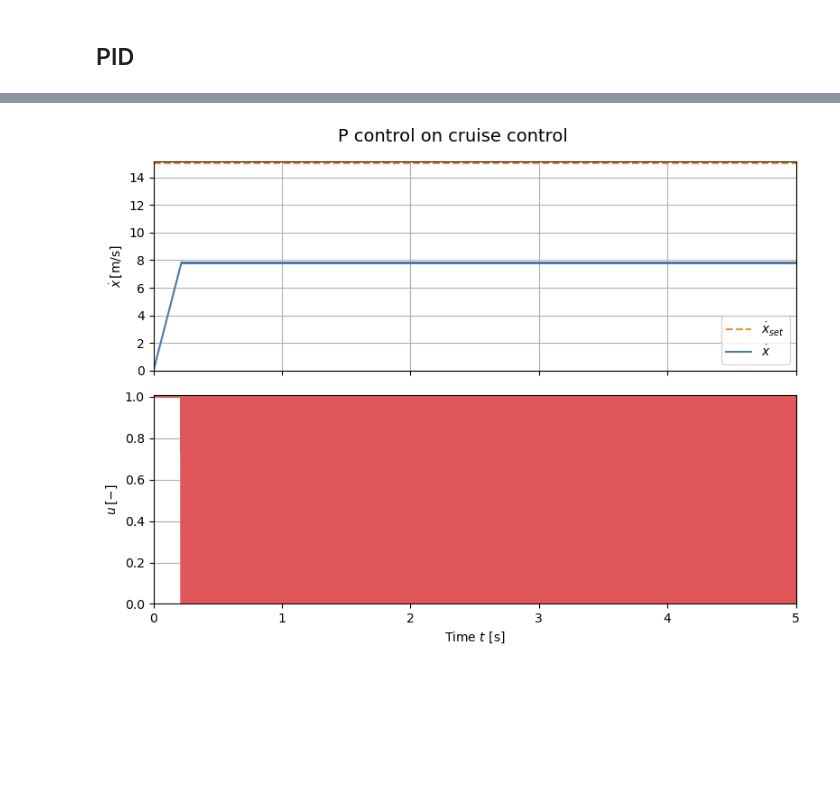
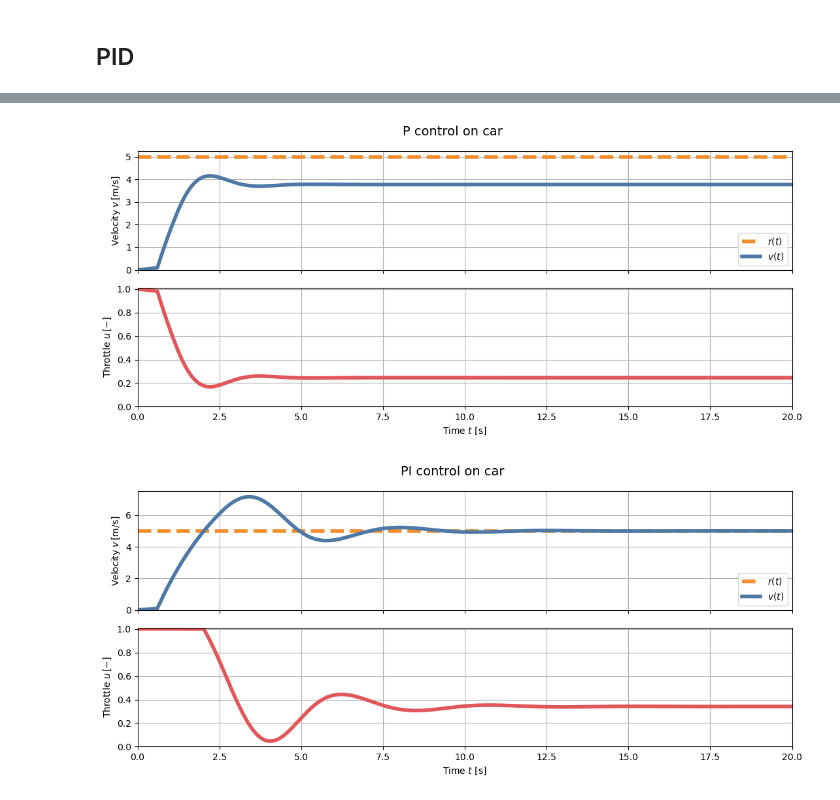
Before and after one commit to alboeh/iCSC-2026-exercise, a Jupyter notebook: examples/cruise_control/cruise_control.ipynb, the cells around one changed output, grey strips where cells are left out. Saved outputs shown, nothing was run; the diff lists cells and outputs as text; code cells hidden in the pictures; blank space fills up the shorter version.

```diff
--- a/examples/cruise_control/cruise_control.ipynb
+++ b/examples/cruise_control/cruise_control.ipynb
@@ -112,21 +90,21 @@ def simulation(initial_state, actor_function):
 # Plot of the state over time
 def show_plots(x_dot, u, x_dot_set = None, title = None):
     plt.close('all')
-    fig, axs = plt.subplots(2, 1, figsize=(8, 6), sharex=True)
+    fig, axs = plt.subplots(2, 1, figsize=(11, 5), sharex=True)
 
-    labels = [r'$\dot{x}\,[\mathrm{m/s}]$', r'$u\,[-]$']
+    labels = [r'Velocity $v\,[\mathrm{m/s}]$', r'Throttle $u\,[-]$']
     colors = [tabBlue, tabGreen, tabRed]
 
     if x_dot_set is not None:
-        axs[0].axhline(y = x_dot_set, color=tabOrange,linestyle='--', label=r"$\dot{x}_{set}$")
+        axs[0].axhline(y = x_dot_set, color=tabOrange,linestyle='--', label=r"$r(t)$", linewidth=4)
 
-    axs[0].plot(time, x_dot[:, 1], colors[0], label=r"$\dot{x}$")
+    axs[0].plot(time, x_dot[:, 1], colors[0], label=r"$v(t)$", linewidth=4)
     axs[0].set_ylabel(labels[0])
-    axs[0].set_ylim(0, max(np.max(x_dot[:, 1]), x_dot_set) * 1.01)
+    axs[0].set_ylim(min(np.min(x_dot[:, 1]), max(np.max(x_dot[:, 1]), x_dot_set) * 1.01))
     axs[0].legend(loc="lower right")
     axs[0].grid()
 
-    axs[1].plot(time, u[:], colors[2])
+    axs[1].plot(time, u[:], colors[2], linewidth=4)
     axs[1].set_ylabel(labels[1])
     axs[1].set_ylim(0, 1.01)
     axs[1].grid()
@@ -138,7 +116,9 @@ def show_plots(x_dot, u, x_dot_set = None, title = None):
     else:
         fig.suptitle(title, fontsize=14)
     plt.tight_layout()
-    plt.tight_layout()
+
+    if title:
+        plt.savefig(title + ".pdf")
     plt.show()
 # %% [markdown]
 ## PID
@@ -161,24 +141,17 @@ def make_af_pid(x_dot_set, Kp, Ki, Kd, u_max=1.0):
         derivative = (error - last_error) / dt
         last_error = error
 
-        a = Kp * error + Ki * integral + Kd * derivative     # Actor needs to work against the error!
-        return np.clip(a, -u_max, u_max)
+        u = Kp * error + Ki * integral + Kd * derivative     # Actor needs to work against the error!
+
+        return np.clip(u, 0, u_max)
 
     return pid_actor
 # %%
 # Get initial state (standing vehicle)
 init_state = np.array([
-    0.0,                           # x
-    0.0,                           # x_dot
+    0,                           # x
+    0                           # x_dot
 ])
 
 # Set the desired velocity!
-x_dot_set = 15   # Set wanted velocity (m/s)
-
-# TODO: Tune PID by applying Kp, Ki and Kd
-af_pid = make_af_pid(x_dot_set=x_dot_set, Kp=1, Ki=0, Kd=0)
-
-# Let the simulation run!
-F_dist = 0  # Disturbance
-x_dot_1, u_1 = simulation(init_state, actor_function=af_pid)
-show_plots(x_dot_1, u_1, x_dot_set=x_dot_set, title="P control on car, no disturbance ($d(t) = 0$)")
+x_dot_set = 5   # Set wanted velocity (m/s)
@@ -234,8 +158,14 @@ plt.show()
-# %%
-# Let the simulation run!
-F_dist = 1e3  # Disturbance
-af_pid = make_af_pid(x_dot_set=x_dot_set, Kp=50, Ki=0, Kd=10)
-x_dot_4, u_4 = simulation(init_state, actor_function=af_pid)
-show_plots(x_dot_4, u_4, x_dot_set=x_dot_set, title="P control on cruise control")
-# %% [output]
-[figure, removed]
+# %%
+# Simple P tuner
+
+v_P, u_P = simulation(init_state, actor_function=make_af_pid(x_dot_set=x_dot_set, Kp=0.2, Ki=0, Kd=0))
+show_plots(v_P, u_P, x_dot_set=x_dot_set, title="P control on car")
+# %% [output]
+[figure, added]
+# %%
+# PI tuner
+
+v_PI, u_PI = simulation(init_state, actor_function=make_af_pid(x_dot_set=x_dot_set, Kp=0.2, Ki=0.2, Kd=0))
+show_plots(v_PI, u_PI, x_dot_set=x_dot_set, title="PI control on car")
+# %% [output]
+[figure, added]
```
Also changed, not shown: parts of 30 cells of this notebook, 15 other files.
